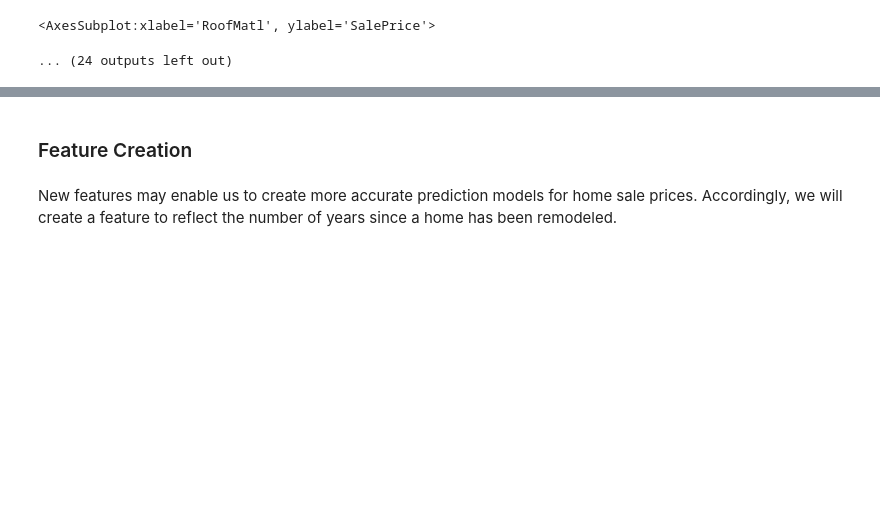
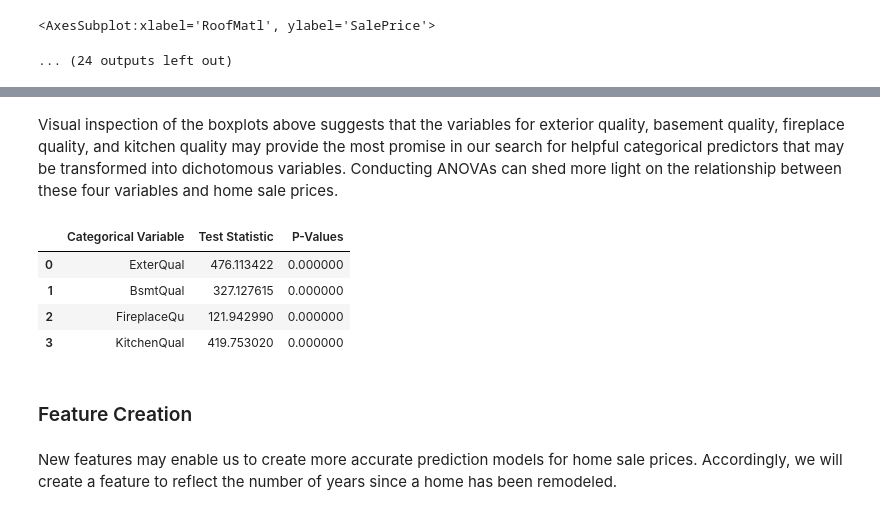
Before and after one commit to Steve-Desilets/MSDS-422-Module-2-Assignment, a Jupyter notebook: Module 2 Assignment - Group 3.ipynb, the cells around one changed output, grey strips where cells are left out. Saved outputs shown, nothing was run; the diff lists cells and outputs as text; code cells hidden in the pictures; blank space fills up the shorter version.

Commit message:
Uploading more ANOVA progress
uploading more anova progress

```diff
--- a/Module 2 Assignment - Group 3.ipynb
+++ b/Module 2 Assignment - Group 3.ipynb
@@ -635,3 +509,62 @@ NameError: name 'LotConfig_Inside' is not defined
+# %% [markdown]
+Visual inspection of the boxplots above suggests that the variables for exterior quality, basement quality, fireplace quality, and kitchen quality may provide the most promise in our search for helpful categorical predictors that may be transformed into dichotomous variables.  Conducting ANOVAs can shed more light on the relationship between these four variables and home sale prices.
+# %%
+ANOVA_variables = ['ExterQual', 'BsmtQual', 'FireplaceQu', 'KitchenQual']
+
+from scipy.stats import f_oneway
+
+# ExterQual ANOVA
+ExterQual_Gd = housing_training_data['SalePrice'][housing_training_data['ExterQual'] == 'Gd']
+ExterQual_TA = housing_training_data['SalePrice'][housing_training_data['ExterQual'] == 'TA']
+ExterQual_Ex = housing_training_data['SalePrice'][housing_training_data['ExterQual'] == 'Ex']
+ExterQual_Fa = housing_training_data['SalePrice'][housing_training_data['ExterQual'] == 'Fa']
+
+ANOVA_ExterQual = f_oneway(ExterQual_Gd, ExterQual_TA, ExterQual_Ex, ExterQual_Fa)
+
+# BsmtQual ANOVA
+BsmtQual_Gd = housing_training_data['SalePrice'][housing_training_data['BsmtQual'] == 'Gd']
+BsmtQual_TA = housing_training_data['SalePrice'][housing_training_data['BsmtQual'] == 'TA']
+BsmtQual_Ex = housing_training_data['SalePrice'][housing_training_data['BsmtQual'] == 'Ex']
+BsmtQual_None = housing_training_data['SalePrice'][housing_training_data['BsmtQual'] == 'None']
+BsmtQual_Fa = housing_training_data['SalePrice'][housing_training_data['BsmtQual'] == 'Fa']
+
+ANOVA_BsmtQual = f_oneway(BsmtQual_Gd, BsmtQual_TA, BsmtQual_Ex, BsmtQual_None, BsmtQual_Fa)
+
+# FireplaceQu ANOVA
+FireplaceQu_None = housing_training_data['SalePrice'][housing_training_data['FireplaceQu'] == 'None']
+FireplaceQu_TA = housing_training_data['SalePrice'][housing_training_data['FireplaceQu'] == 'TA']
+FireplaceQu_Gd = housing_training_data['SalePrice'][housing_training_data['FireplaceQu'] == 'Gd']
+FireplaceQu_Fa = housing_training_data['SalePrice'][housing_training_data['FireplaceQu'] == 'Fa']
+FireplaceQu_Ex = housing_training_data['SalePrice'][housing_training_data['FireplaceQu'] == 'Ex']
+FireplaceQu_Po = housing_training_data['SalePrice'][housing_training_data['FireplaceQu'] == 'Po']
+
+ANOVA_FireplaceQu = f_oneway(FireplaceQu_None, FireplaceQu_TA, FireplaceQu_Gd, FireplaceQu_Fa,
+                            FireplaceQu_Ex, FireplaceQu_Po)
+
+# KitchenQual ANOVA
+KitchenQual_Gd = housing_training_data['SalePrice'][housing_training_data['KitchenQual'] == 'Gd']
+KitchenQual_TA = housing_training_data['SalePrice'][housing_training_data['KitchenQual'] == 'TA']
+KitchenQual_Ex = housing_training_data['SalePrice'][housing_training_data['KitchenQual'] == 'Ex']
+KitchenQual_Fa = housing_training_data['SalePrice'][housing_training_data['KitchenQual'] == 'Fa']
+
+ANOVA_KitchenQual = f_oneway(KitchenQual_Gd, KitchenQual_TA, KitchenQual_Ex, KitchenQual_Fa)
+
+# Compile Outputs
+
+ANOVA_statistics = [ANOVA_ExterQual[0], ANOVA_BsmtQual[0], ANOVA_FireplaceQu[0], ANOVA_KitchenQual[0]]
+
+ANOVA_p_values = [ANOVA_ExterQual[1], ANOVA_BsmtQual[1], ANOVA_FireplaceQu[1], ANOVA_KitchenQual[1]]
+
+ANOVA_outputs = {'Categorical Variable': ANOVA_variables ,'Test Statistic': ANOVA_statistics,
+                 'P-Values': ANOVA_p_values}
+ANOVA_df = pd.DataFrame(ANOVA_outputs)
+ANOVA_df.style.background_gradient(cmap = 'Greens')
+# %% [output]
+|  | Categorical Variable | Test Statistic | P-Values |
+| 0 | ExterQual | 476.113422 | 0.000000 |
+| 1 | BsmtQual | 327.127615 | 0.000000 |
+| 2 | FireplaceQu | 121.942990 | 0.000000 |
+| 3 | KitchenQual | 419.753020 | 0.000000 |
 # %% [markdown]
 ### Feature Creation
 # %% [markdown]
```
Also changed, not shown: parts of 11 cells of this notebook.
